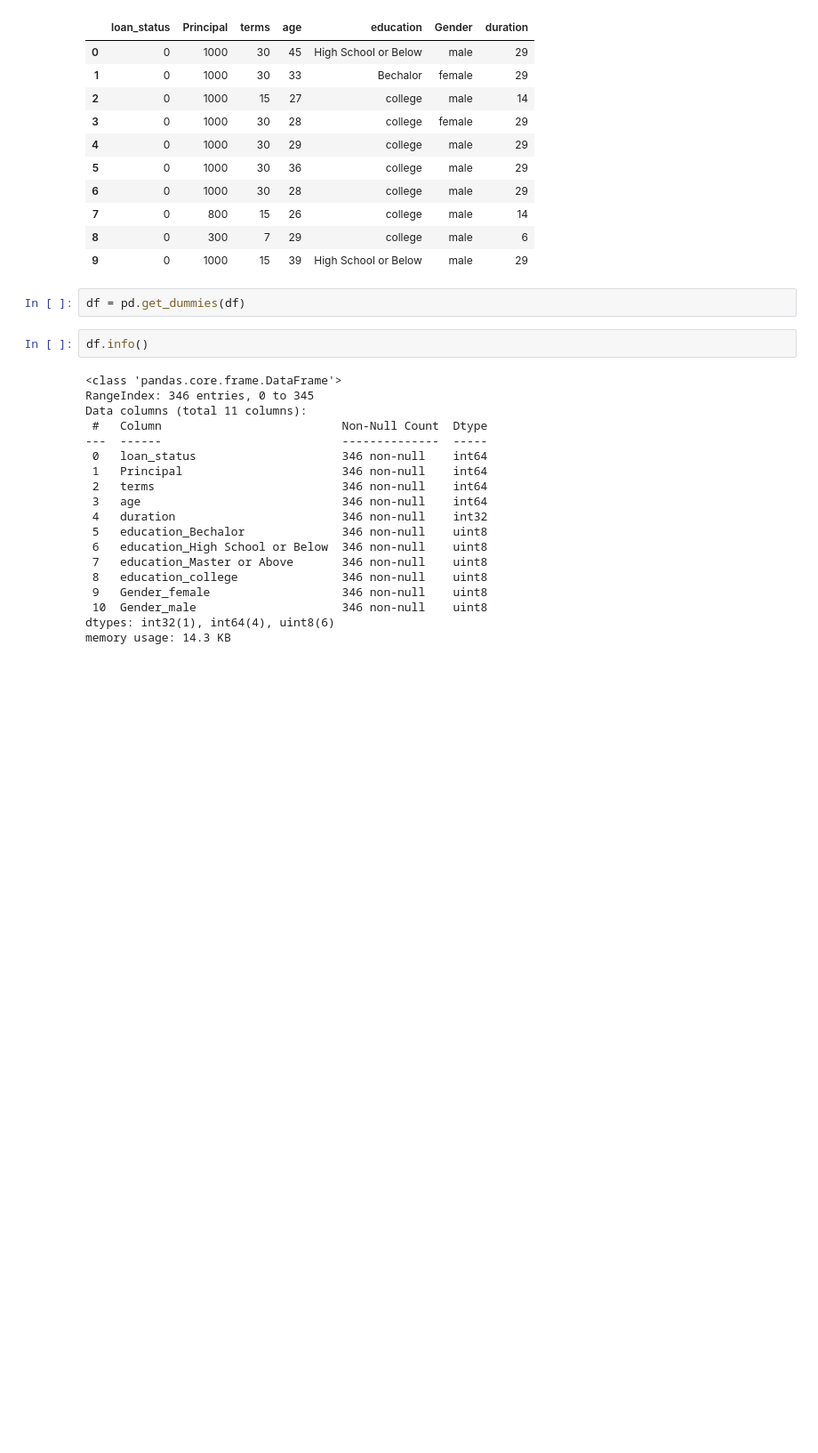
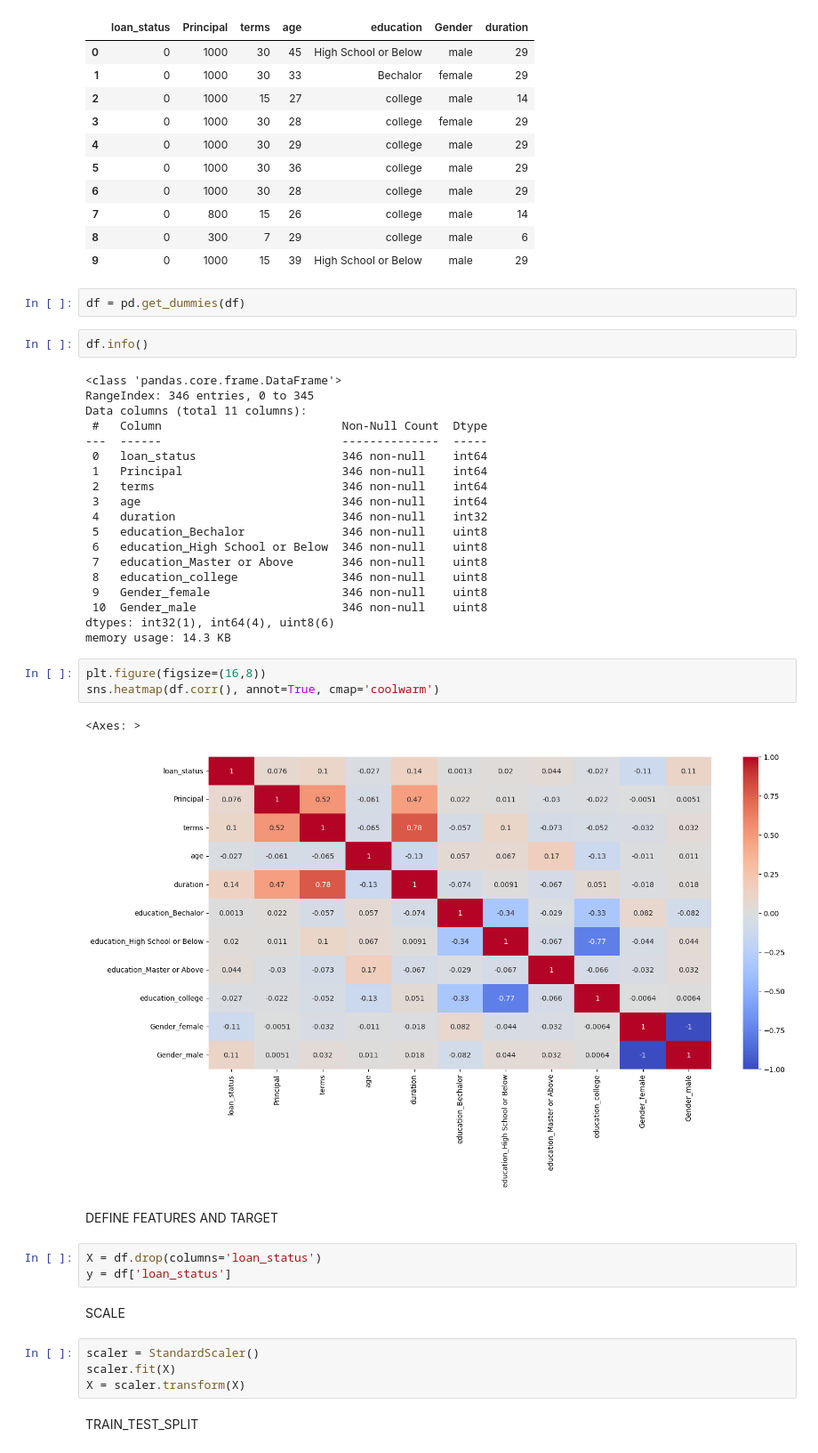
Before and after one commit to ltqnkhtn12/midExam_XDA, a Jupyter notebook: mid_exam.ipynb, the cells around one changed output. Shown at 89% size. Drawn from its saved outputs; the diff is of its cells as text; blank space fills up the shorter version.

```diff
--- a/mid_exam.ipynb
+++ b/mid_exam.ipynb
@@ -992,3 +992,22 @@ Data columns (total 11 columns):
  10  Gender_male                     346 non-null    uint8
 dtypes: int32(1), int64(4), uint8(6)
 memory usage: 14.3 KB
+# %%
+plt.figure(figsize=(16,8))
+sns.heatmap(df.corr(), annot=True, cmap='coolwarm')
+# %% [output]
+<Axes: >
+[figure, added]
+# %% [markdown]
+DEFINE FEATURES AND TARGET
+# %%
+X = df.drop(columns='loan_status')
+y = df['loan_status']
+# %% [markdown]
+SCALE
+# %%
+scaler = StandardScaler()
+scaler.fit(X)
+X = scaler.transform(X)
+# %% [markdown]
+TRAIN_TEST_SPLIT
```
Also changed, not shown: parts of 19 cells of this notebook.
